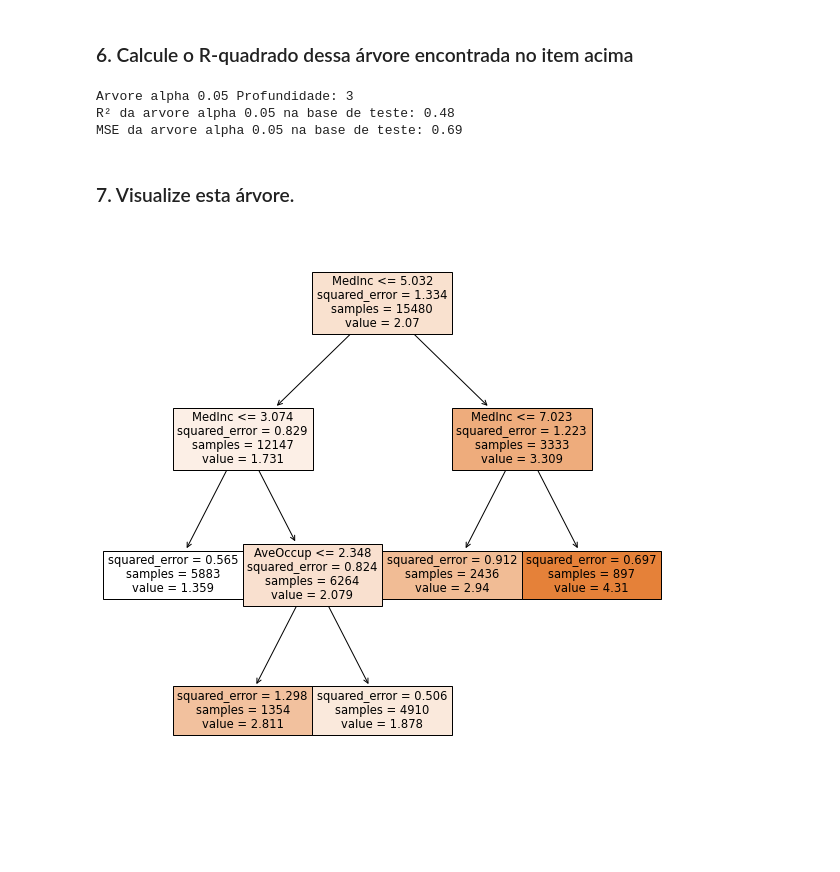
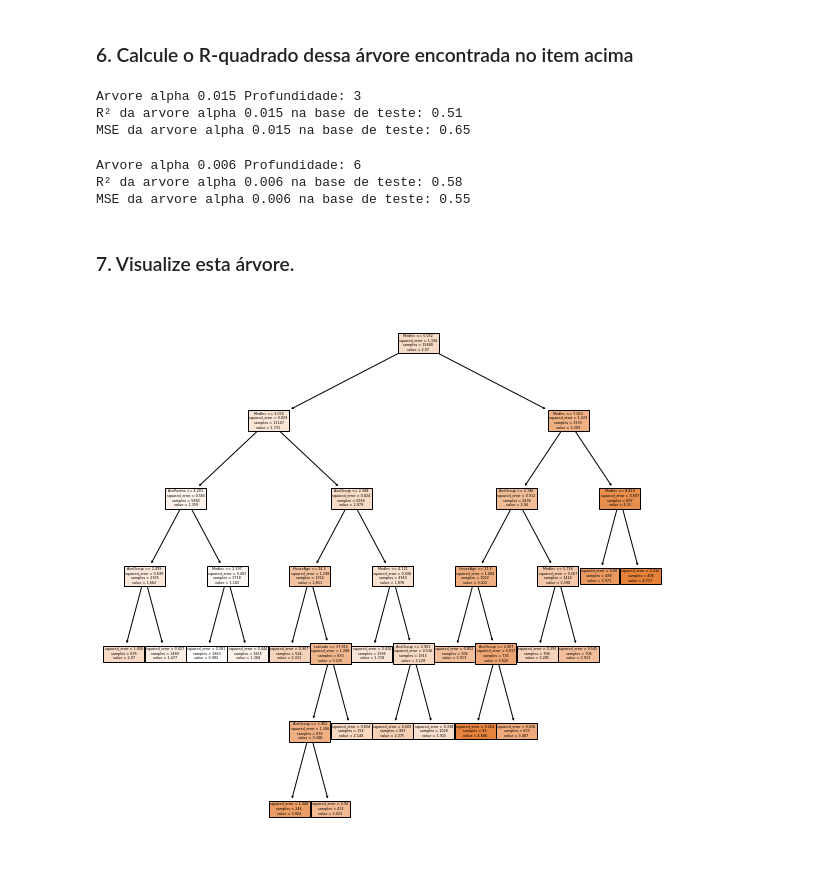
Before and after one commit to MarioECNacimento/ebac_analista_dados, a Jupyter notebook: Pratica_Mod11_EX02.ipynb, the cells around one changed output. Cells and saved outputs as stored; diff of their text form; code cells hidden in the pictures; blank space fills up the shorter version.

```diff
--- a/Pratica_Mod11_EX02.ipynb
+++ b/Pratica_Mod11_EX02.ipynb
@@ -119,22 +138,33 @@ plt.show()
 # %% [markdown]
 ### 6. Calcule o R-quadrado dessa árvore encontrada no item acima
 # %%
-arvore_005 = DecisionTreeRegressor(random_state=42, ccp_alpha=0.05)
-arvore_005.fit(X_train, y_train);
+arvore_0015 = DecisionTreeRegressor(random_state=42, ccp_alpha=0.015)
+arvore_0015.fit(X_train, y_train);
 # %%
-print(f'Arvore alpha 0.05 Profundidade: {arvore_005.tree_.max_depth}')
-print(f'R² da arvore alpha 0.05 na base de teste: {arvore_005.score(X_test, y_test):.2f}')
-print(f'MSE da arvore alpha 0.05 na base de teste: {mean_squared_error(y_test, arvore_005.predict(X_test)):.2f}')
+print(f'Arvore alpha 0.015 Profundidade: {arvore_0015.tree_.max_depth}')
+print(f'R² da arvore alpha 0.015 na base de teste: {arvore_0015.score(X_test, y_test):.2f}')
+print(f'MSE da arvore alpha 0.015 na base de teste: {mean_squared_error(y_test, arvore_0015.predict(X_test)):.2f}')
 # %% [output]
-Arvore alpha 0.05 Profundidade: 3
-R² da arvore alpha 0.05 na base de teste: 0.48
-MSE da arvore alpha 0.05 na base de teste: 0.69
+Arvore alpha 0.015 Profundidade: 3
+R² da arvore alpha 0.015 na base de teste: 0.51
+MSE da arvore alpha 0.015 na base de teste: 0.65
+# %%
+arvore_0006 = DecisionTreeRegressor(random_state=42, ccp_alpha=0.006)
+arvore_0006.fit(X_train, y_train);
+# %%
+print(f'Arvore alpha 0.006 Profundidade: {arvore_0006.tree_.max_depth}')
+print(f'R² da arvore alpha 0.006 na base de teste: {arvore_0006.score(X_test, y_test):.2f}')
+print(f'MSE da arvore alpha 0.006 na base de teste: {mean_squared_error(y_test, arvore_0006.predict(X_test)):.2f}')
+# %% [output]
+Arvore alpha 0.006 Profundidade: 6
+R² da arvore alpha 0.006 na base de teste: 0.58
+MSE da arvore alpha 0.006 na base de teste: 0.55
 # %% [markdown]
 ### 7. Visualize esta árvore.
 # %%
 plt.rc('figure', figsize=(10, 10))
-tp = tree.plot_tree(arvore_005,
+tp = tree.plot_tree(arvore_0006,
                     feature_names=X.columns,
                     filled=True)
 # %% [output]
-[figure, old version]
+[figure, new version]
```
Also changed, not shown: parts of 3 cells of this notebook.
